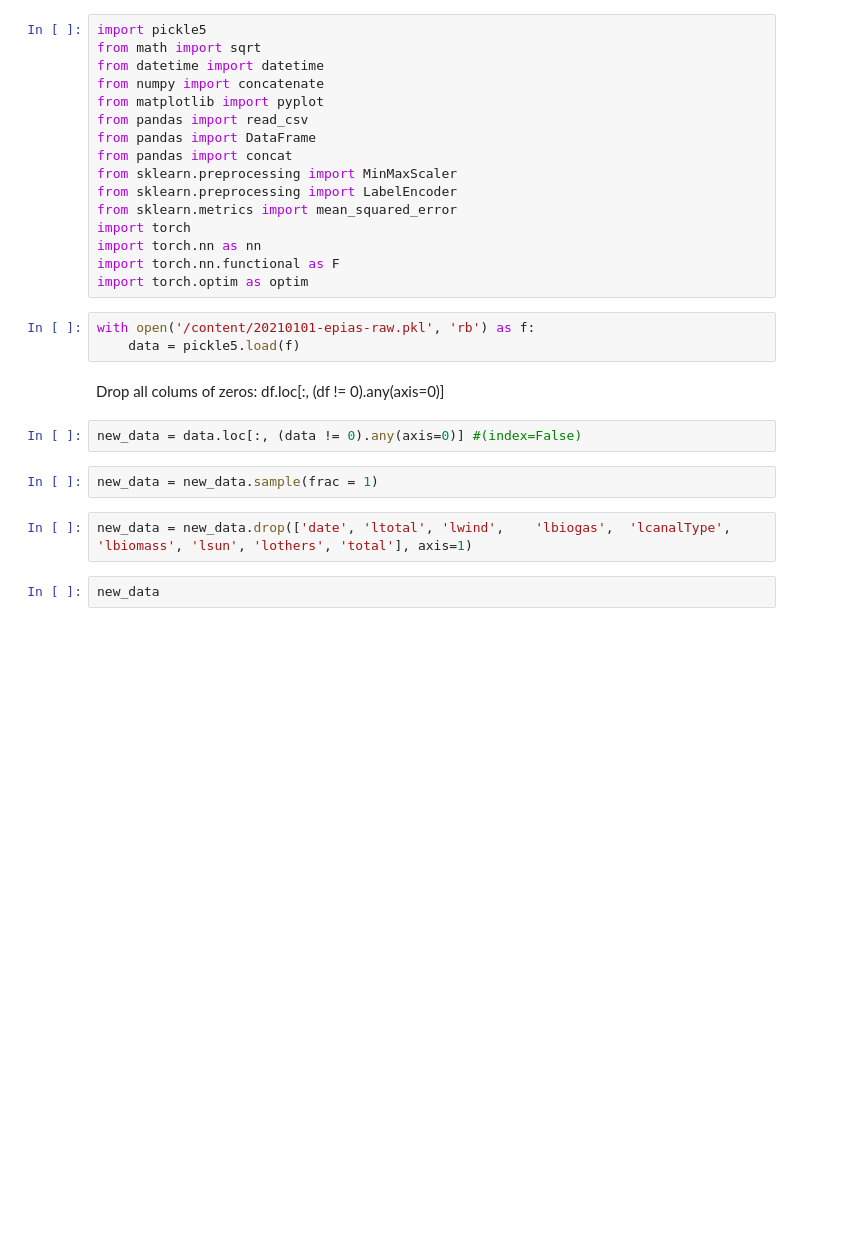
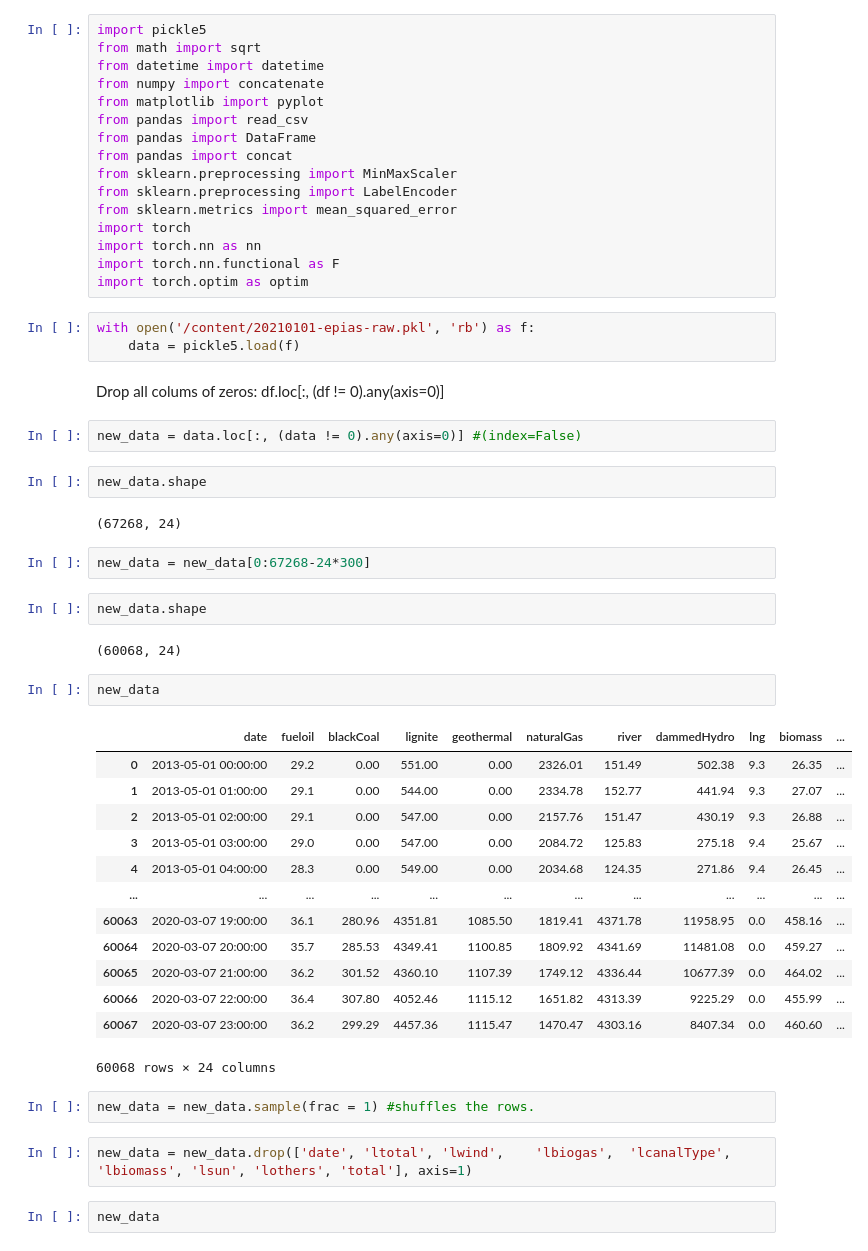
Before and after one commit to CanKeles5/SequenceModels, a Jupyter notebook: TEIAŞ_LSTM_predict_NG.ipynb, the cells around one changed output. Drawn from its saved outputs; the diff is of its cells as text; blank space fills up the shorter version.

```diff
--- a/TEIAŞ_LSTM_predict_NG.ipynb
+++ b/TEIAŞ_LSTM_predict_NG.ipynb
@@ -59,8 +59,34 @@ with open('/content/20210101-epias-raw.pkl', 'rb') as f:
 Drop all colums of zeros: df.loc[:, (df != 0).any(axis=0)]
 # %%
 new_data = data.loc[:, (data != 0).any(axis=0)] #(index=False)
+# %%
+new_data.shape
+# %% [output]
+(67268, 24)
+# %%
+new_data = new_data[0:67268-24*300]
+# %%
+new_data.shape
+# %% [output]
+(60068, 24)
+# %%
+new_data
+# %% [output]
+|  | date | fueloil | blackCoal | lignite | geothermal | naturalGas | river | dammedHydro | lng | biomass | ... |
+| 0 | 2013-05-01 00:00:00 | 29.2 | 0.00 | 551.00 | 0.00 | 2326.01 | 151.49 | 502.38 | 9.3 | 26.35 | ... |
+| 1 | 2013-05-01 01:00:00 | 29.1 | 0.00 | 544.00 | 0.00 | 2334.78 | 152.77 | 441.94 | 9.3 | 27.07 | ... |
+| 2 | 2013-05-01 02:00:00 | 29.1 | 0.00 | 547.00 | 0.00 | 2157.76 | 151.47 | 430.19 | 9.3 | 26.88 | ... |
+| 3 | 2013-05-01 03:00:00 | 29.0 | 0.00 | 547.00 | 0.00 | 2084.72 | 125.83 | 275.18 | 9.4 | 25.67 | ... |
+| 4 | 2013-05-01 04:00:00 | 28.3 | 0.00 | 549.00 | 0.00 | 2034.68 | 124.35 | 271.86 | 9.4 | 26.45 | ... |
+| ... | ... | ... | ... | ... | ... | ... | ... | ... | ... | ... | ... |
+| 60063 | 2020-03-07 19:00:00 | 36.1 | 280.96 | 4351.81 | 1085.50 | 1819.41 | 4371.78 | 11958.95 | 0.0 | 458.16 | ... |
+| 60064 | 2020-03-07 20:00:00 | 35.7 | 285.53 | 4349.41 | 1100.85 | 1809.92 | 4341.69 | 11481.08 | 0.0 | 459.27 | ... |
+| 60065 | 2020-03-07 21:00:00 | 36.2 | 301.52 | 4360.10 | 1107.39 | 1749.12 | 4336.44 | 10677.39 | 0.0 | 464.02 | ... |
+| 60066 | 2020-03-07 22:00:00 | 36.4 | 307.80 | 4052.46 | 1115.12 | 1651.82 | 4313.39 | 9225.29 | 0.0 | 455.99 | ... |
+| 60067 | 2020-03-07 23:00:00 | 36.2 | 299.29 | 4457.36 | 1115.47 | 1470.47 | 4303.16 | 8407.34 | 0.0 | 460.60 | ... |
+60068 rows × 24 columns
 # %%
-new_data = new_data.sample(frac = 1)
+new_data = new_data.sample(frac = 1) #shuffles the rows.
 # %%
 new_data = new_data.drop(['date', 'ltotal',	'lwind',	'lbiogas',	'lcanalType',	'lbiomass',	'lsun',	'lothers', 'total'], axis=1)
 # %%
```
Also changed, not shown: parts of 11 cells of this notebook.
